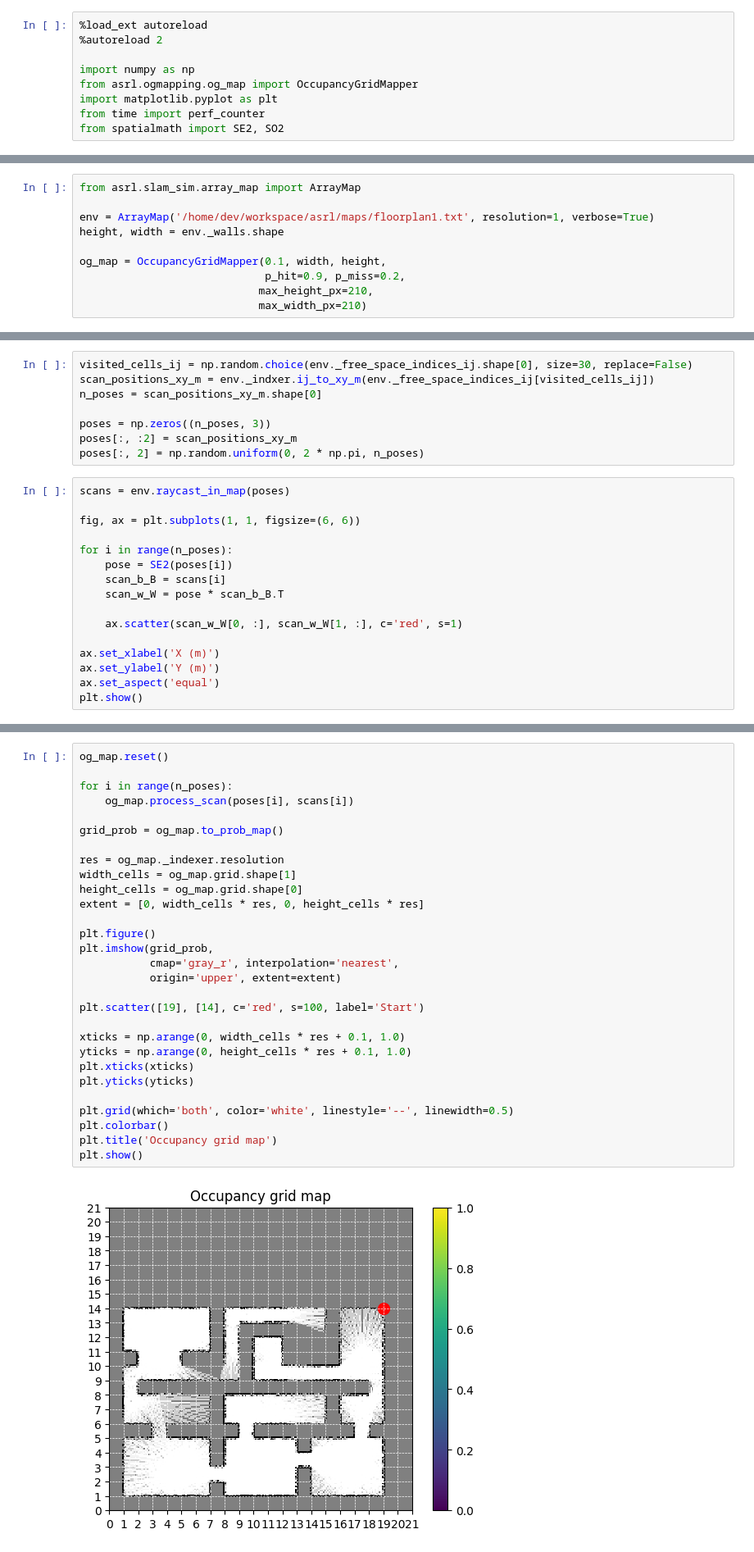
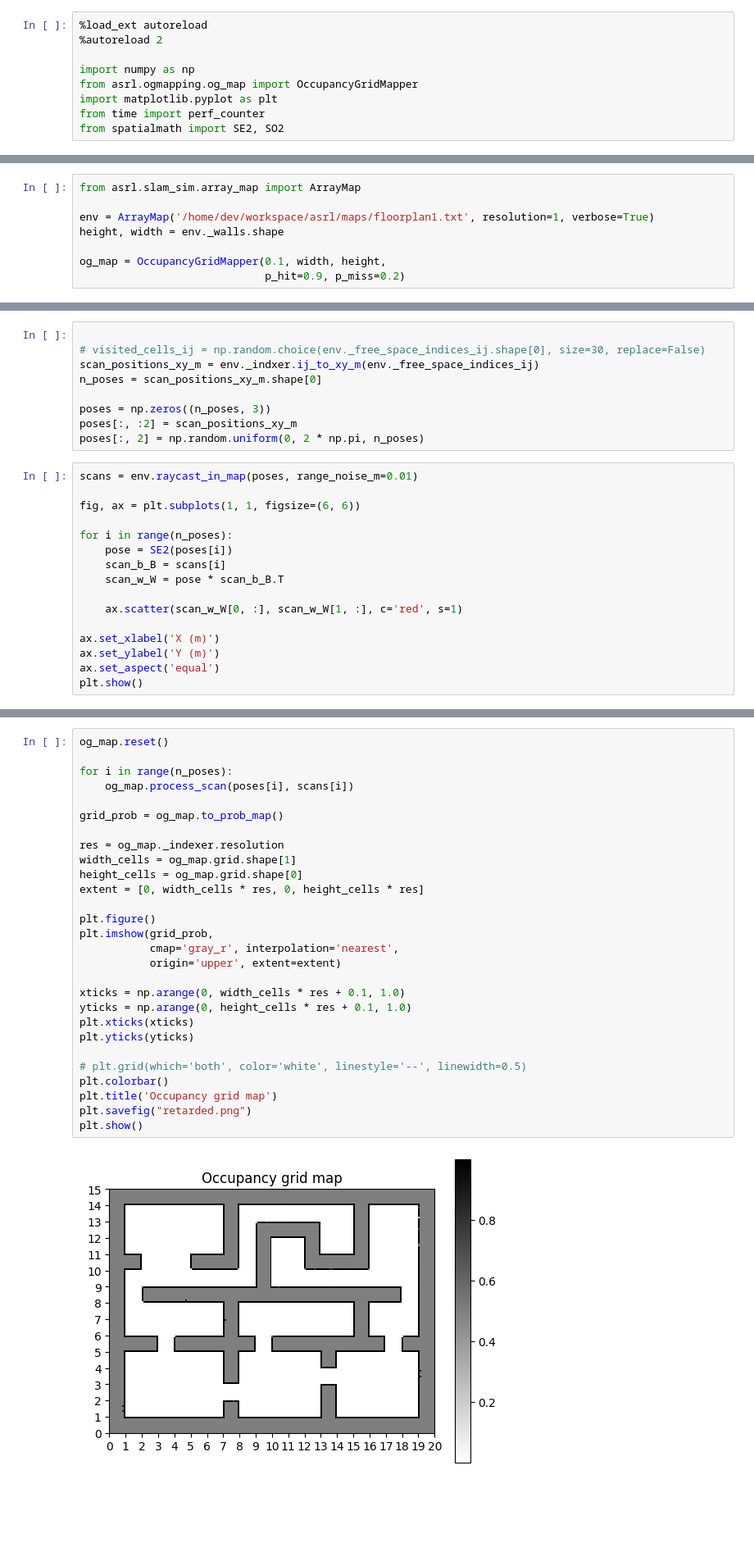
Before and after one commit to micahreich/active-slam-rl, a Jupyter notebook: asrl/ogmapping/ogmapper_tests.ipynb, the cells around one changed output, grey strips where cells are left out. Shown at 82% size. Cells and saved outputs as stored; diff of their text form; blank space fills up the shorter version.

Commit message:
made the occuancy grid maps not weird anymore

```diff
--- a/asrl/ogmapping/ogmapper_tests.ipynb
+++ b/asrl/ogmapping/ogmapper_tests.ipynb
@@ -109,7 +109,5 @@ env = ArrayMap('/home/dev/workspace/asrl/maps/floorplan1.txt', resolution=1, ver
 height, width = env._walls.shape
 
 og_map = OccupancyGridMapper(0.1, width, height,
-                             p_hit=0.9, p_miss=0.2,
-                            max_height_px=210,
-                            max_width_px=210)
+                             p_hit=0.9, p_miss=0.2)
 # %% [output]
@@ -130,15 +131,16 @@ Walls shape: (15, 20), Free space shape: (15, 20)
  [1 0 0 0 0 0 0 1 0 0 0 0 0 1 0 0 0 0 0 1]
  [1 1 1 1 1 1 1 1 1 1 1 1 1 1 1 1 1 1 1 1]]
 # %%
-visited_cells_ij = np.random.choice(env._free_space_indices_ij.shape[0], size=30, replace=False)
-scan_positions_xy_m = env._indxer.ij_to_xy_m(env._free_space_indices_ij[visited_cells_ij])
+
+# visited_cells_ij = np.random.choice(env._free_space_indices_ij.shape[0], size=30, replace=False)
+scan_positions_xy_m = env._indxer.ij_to_xy_m(env._free_space_indices_ij)
 n_poses = scan_positions_xy_m.shape[0]
 
 poses = np.zeros((n_poses, 3))
 poses[:, :2] = scan_positions_xy_m
 poses[:, 2] = np.random.uniform(0, 2 * np.pi, n_poses)
 # %%
-scans = env.raycast_in_map(poses)
+scans = env.raycast_in_map(poses, range_noise_m=0.01)
 
 fig, ax = plt.subplots(1, 1, figsize=(6, 6))
 
@@ -158,31 +160,30 @@ plt.show()
 # %%
 og_map.reset()
 
 for i in range(n_poses):
     og_map.process_scan(poses[i], scans[i])
 
 grid_prob = og_map.to_prob_map()
 
 res = og_map._indexer.resolution
 width_cells = og_map.grid.shape[1]
 height_cells = og_map.grid.shape[0]
 extent = [0, width_cells * res, 0, height_cells * res]
 
 plt.figure()
 plt.imshow(grid_prob,
            cmap='gray_r', interpolation='nearest',
            origin='upper', extent=extent)
 
-plt.scatter([19], [14], c='red', s=100, label='Start')
-
 xticks = np.arange(0, width_cells * res + 0.1, 1.0)
 yticks = np.arange(0, height_cells * res + 0.1, 1.0)
 plt.xticks(xticks)
 plt.yticks(yticks)
 
-plt.grid(which='both', color='white', linestyle='--', linewidth=0.5)
+# plt.grid(which='both', color='white', linestyle='--', linewidth=0.5)
 plt.colorbar()
 plt.title('Occupancy grid map')
+plt.savefig("retarded.png")
 plt.show()
 # %% [output]
-[figure, old version]
+[figure, new version]
```
Also changed, not shown: parts of 4 cells of this notebook, 9 other files.
